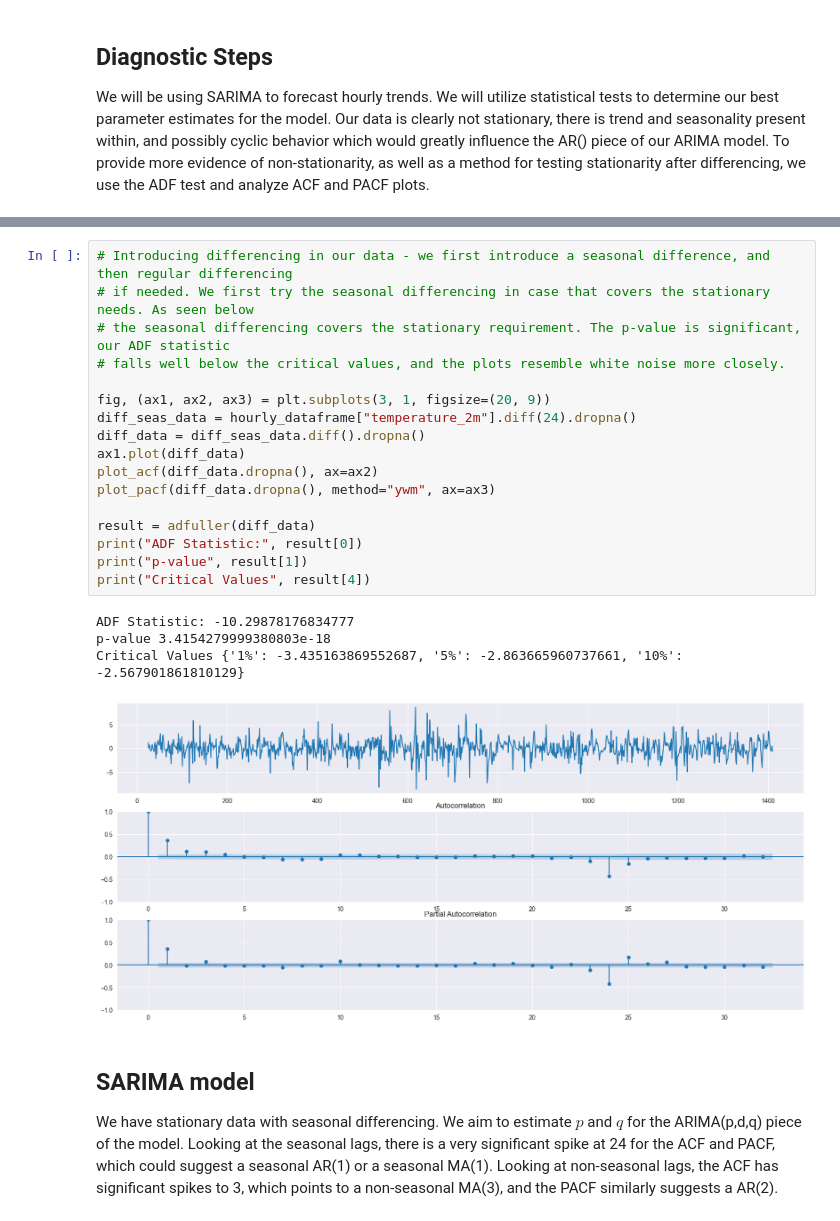
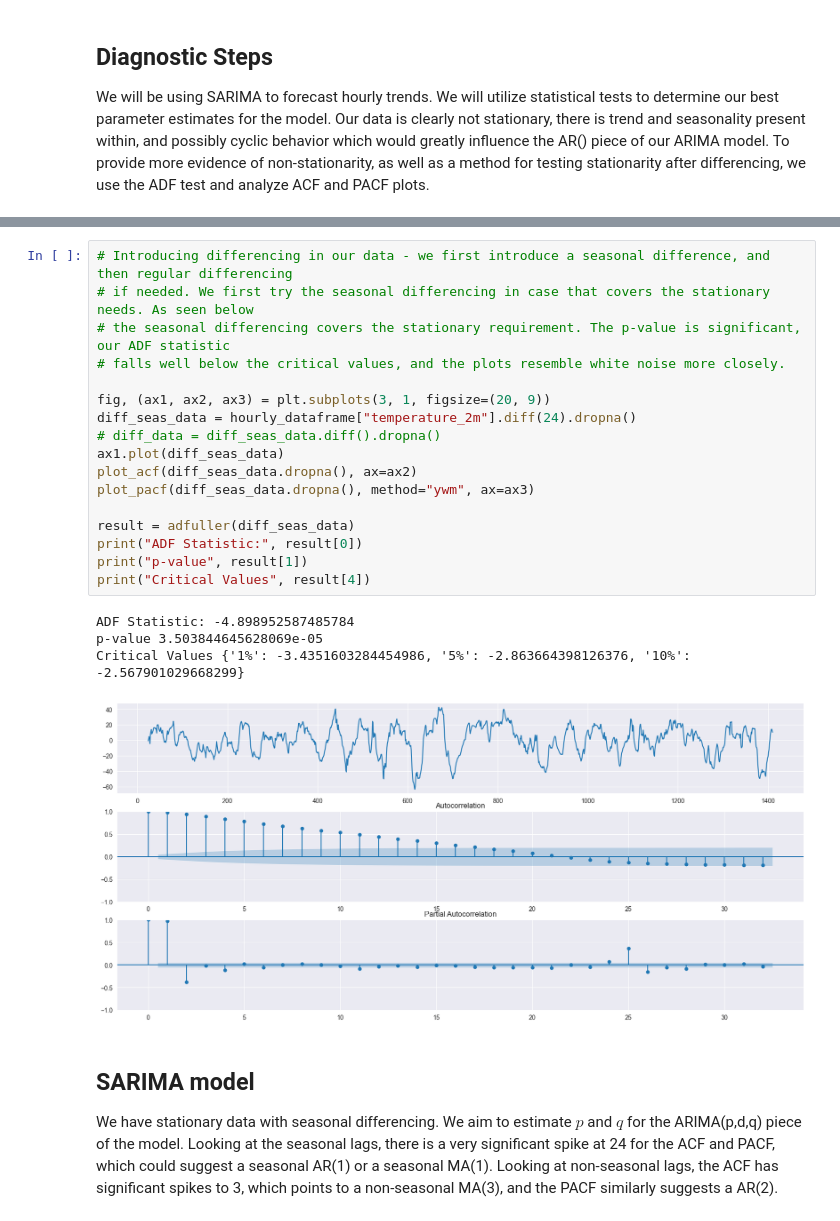
Before and after one commit to cgp9900/Weather-Prediction, a Jupyter notebook: weather/Weather Analysis.ipynb, the cells around one changed output, grey strips where cells are left out. Drawn from its saved outputs; the diff is of its cells as text.

```diff
--- a/weather/Weather Analysis.ipynb
+++ b/weather/Weather Analysis.ipynb
@@ -124,25 +125,25 @@ Critical Values {'1%': -3.4350768776774996, '5%': -2.8636275726388236, '10%': -2
 # %%
 # Introducing differencing in our data - we first introduce a seasonal difference, and then regular differencing
 # if needed. We first try the seasonal differencing in case that covers the stationary needs. As seen below
 # the seasonal differencing covers the stationary requirement. The p-value is significant, our ADF statistic
 # falls well below the critical values, and the plots resemble white noise more closely.
 
 fig, (ax1, ax2, ax3) = plt.subplots(3, 1, figsize=(20, 9))
 diff_seas_data = hourly_dataframe["temperature_2m"].diff(24).dropna()
-diff_data = diff_seas_data.diff().dropna()
-ax1.plot(diff_data)
-plot_acf(diff_data.dropna(), ax=ax2)
-plot_pacf(diff_data.dropna(), method="ywm", ax=ax3)
+# diff_data = diff_seas_data.diff().dropna()
+ax1.plot(diff_seas_data)
+plot_acf(diff_seas_data.dropna(), ax=ax2)
+plot_pacf(diff_seas_data.dropna(), method="ywm", ax=ax3)
 
-result = adfuller(diff_data)
+result = adfuller(diff_seas_data)
 print("ADF Statistic:", result[0])
 print("p-value", result[1])
 print("Critical Values", result[4])
 # %% [output]
-ADF Statistic: -10.29878176834777
-p-value 3.4154279999380803e-18
-Critical Values {'1%': -3.435163869552687, '5%': -2.863665960737661, '10%': -2.567901861810129}
+ADF Statistic: -4.898952587485784
+p-value 3.503844645628069e-05
+Critical Values {'1%': -3.4351603284454986, '5%': -2.863664398126376, '10%': -2.567901029668299}
-[figure, old version]
+[figure, new version]
 # %% [markdown]
 ## SARIMA model
 
```
Also changed, not shown: parts of 7 cells of this notebook, 2 other files.
